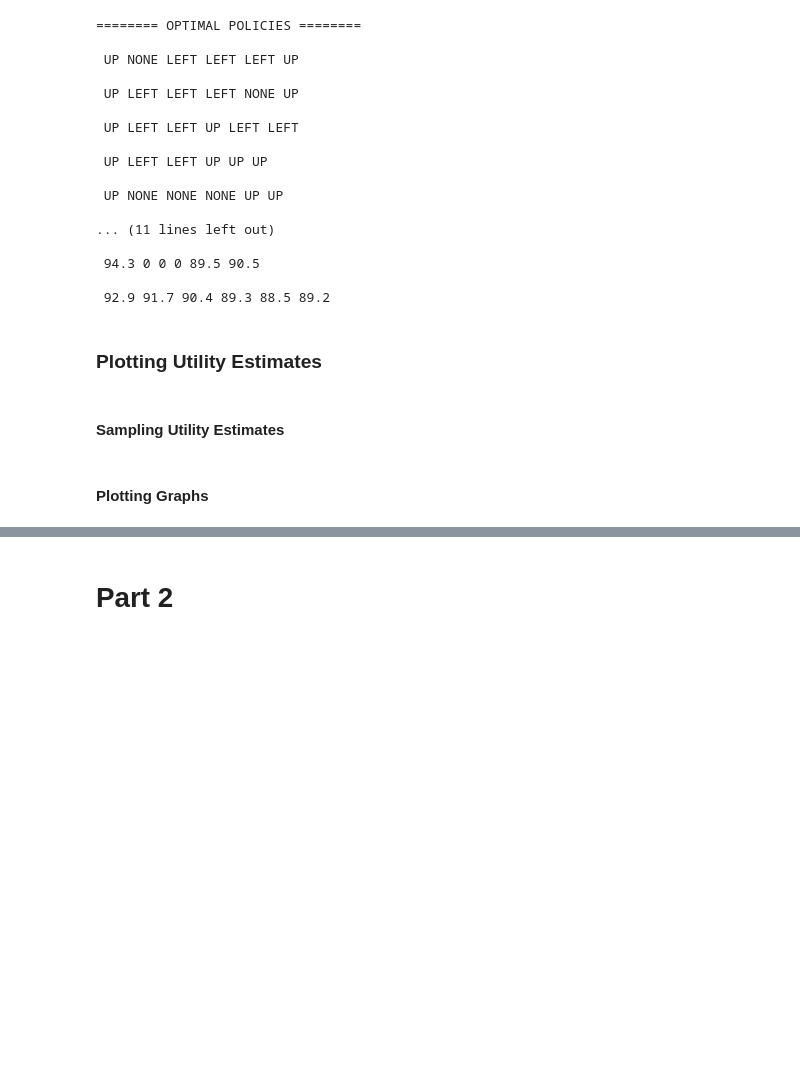
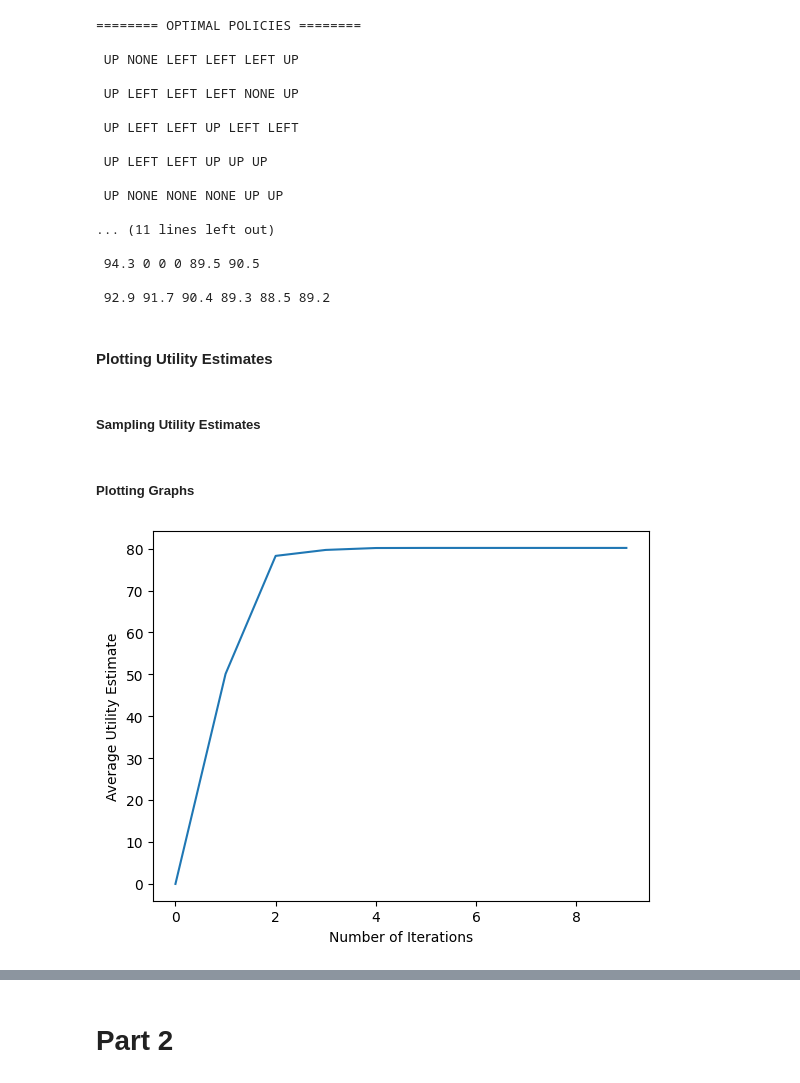
Before and after one commit to laminatorsix/SC4003_IntelligentAgents, a Jupyter notebook: SC4003_Assignment1.ipynb, the cells around one changed output, grey strips where cells are left out. Drawn from its saved outputs; the diff is of its cells as text; code cells hidden in the pictures; blank space fills up the shorter version.

```diff
--- a/SC4003_Assignment1.ipynb
+++ b/SC4003_Assignment1.ipynb
@@ -446,7 +467,7 @@ print_2d_arr(utility_map)
 
  92.9 91.7 90.4 89.3 88.5 89.2
 # %% [markdown]
-### Plotting Utility Estimates
+#### Plotting Utility Estimates
 # %% [markdown]
-#### Sampling Utility Estimates
+##### Sampling Utility Estimates
 # %%
@@ -465,3 +475,10 @@ for i in range(0, MAX_ITERATIONS, SAMPLING_INTERVAL):
 # %% [markdown]
-#### Plotting Graphs
+##### Plotting Graphs
+# %%
+plt.plot(iteration_values_np, average_utility_estimates_np)
+plt.xlabel("Number of Iterations")  # add X-axis label
+plt.ylabel("Average Utility Estimate")  # add Y-axis label
+plt.show()
+# %% [output]
+[figure, added]
 # %%
```
Also changed, not shown: parts of 29 cells of this notebook, 7 other files.
